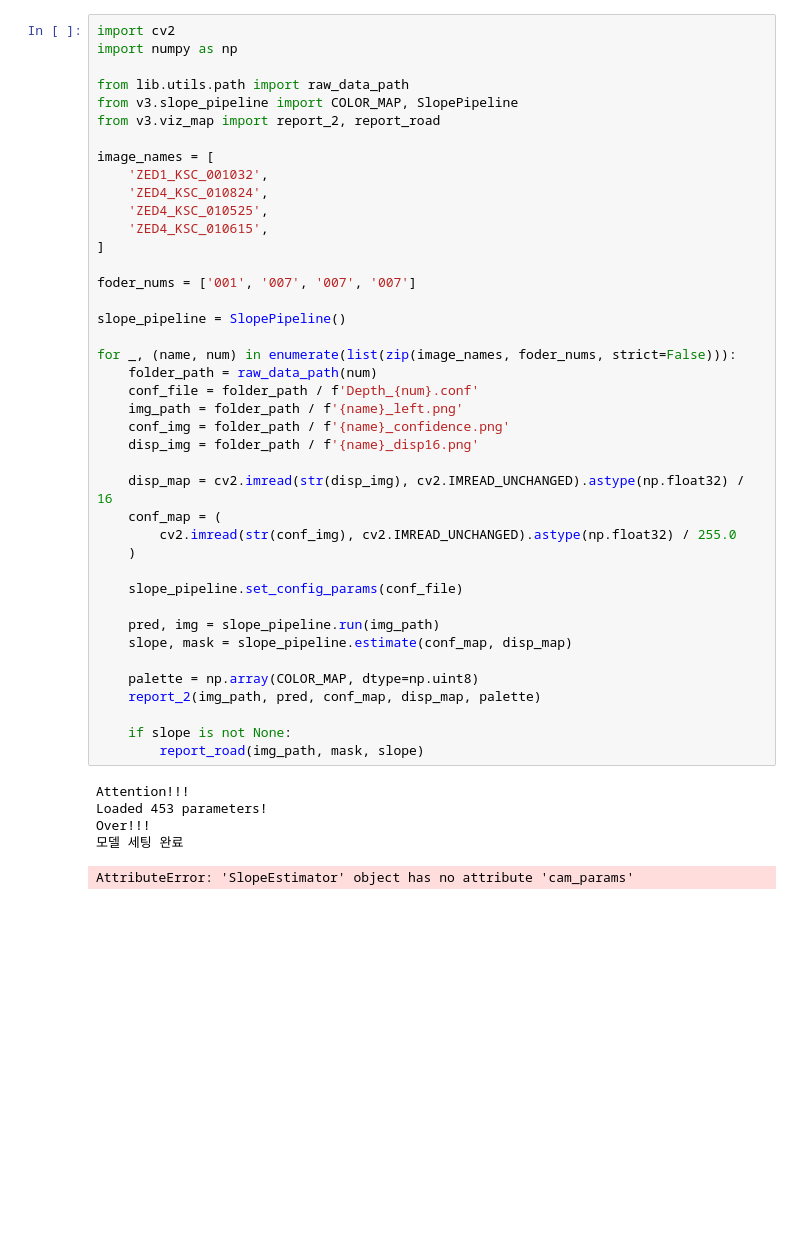
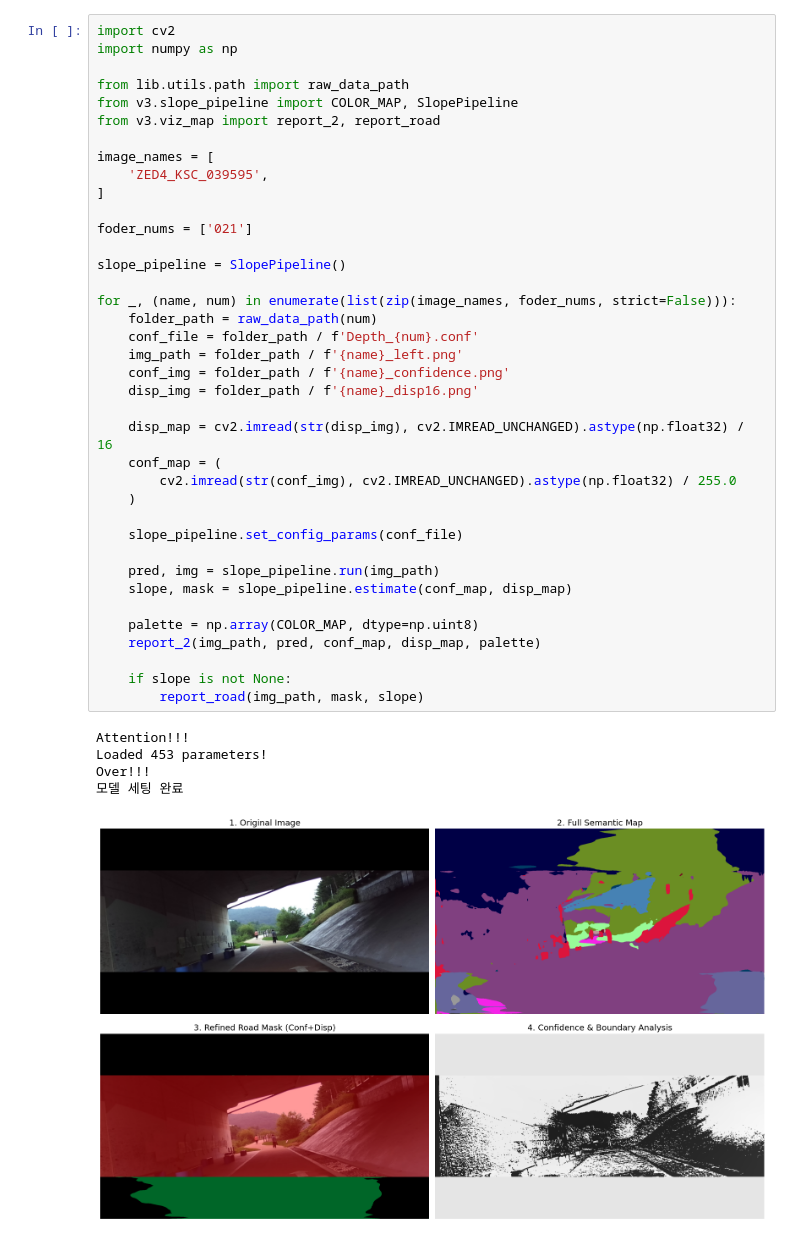
Before and after one commit to PU3-Lab/wheel-safe, a Jupyter notebook: notebooks/run_slope_pipline.ipynb, the cells around one changed output. Cells and saved outputs as stored; diff of their text form; blank space fills up the shorter version.

```diff
--- a/notebooks/run_slope_pipline.ipynb
+++ b/notebooks/run_slope_pipline.ipynb
@@ -7,41 +7,38 @@ from v3.slope_pipeline import COLOR_MAP, SlopePipeline
 from v3.viz_map import report_2, report_road
 
 image_names = [
-    'ZED1_KSC_001032',
-    'ZED4_KSC_010824',
-    'ZED4_KSC_010525',
-    'ZED4_KSC_010615',
+    'ZED4_KSC_039595',
 ]
 
-foder_nums = ['001', '007', '007', '007']
+foder_nums = ['021']
 
 slope_pipeline = SlopePipeline()
 
 for _, (name, num) in enumerate(list(zip(image_names, foder_nums, strict=False))):
     folder_path = raw_data_path(num)
     conf_file = folder_path / f'Depth_{num}.conf'
     img_path = folder_path / f'{name}_left.png'
     conf_img = folder_path / f'{name}_confidence.png'
     disp_img = folder_path / f'{name}_disp16.png'
 
     disp_map = cv2.imread(str(disp_img), cv2.IMREAD_UNCHANGED).astype(np.float32) / 16
     conf_map = (
         cv2.imread(str(conf_img), cv2.IMREAD_UNCHANGED).astype(np.float32) / 255.0
     )
 
     slope_pipeline.set_config_params(conf_file)
 
     pred, img = slope_pipeline.run(img_path)
     slope, mask = slope_pipeline.estimate(conf_map, disp_map)
 
     palette = np.array(COLOR_MAP, dtype=np.uint8)
     report_2(img_path, pred, conf_map, disp_map, palette)
 
     if slope is not None:
         report_road(img_path, mask, slope)
 # %% [output]
 Attention!!!
 Loaded 453 parameters!
 Over!!!
 모델 세팅 완료
-AttributeError: 'SlopeEstimator' object has no attribute 'cam_params'
+[figure, added]
```
Also changed, not shown: parts of 2 cells of this notebook, 2 other files.
